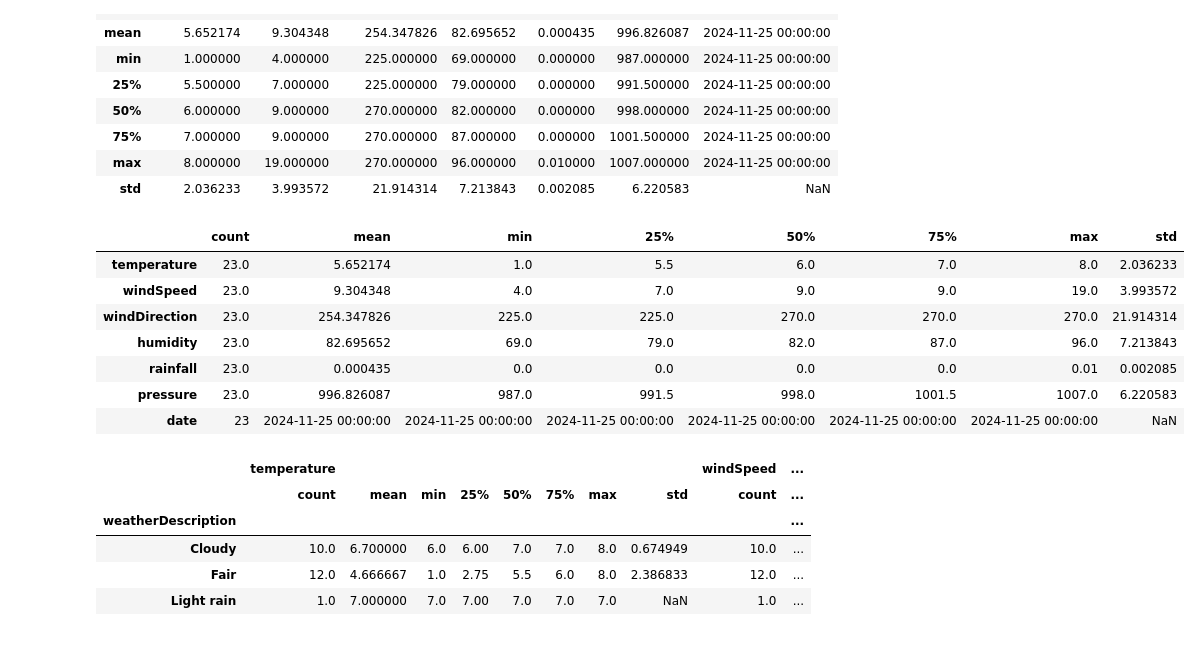
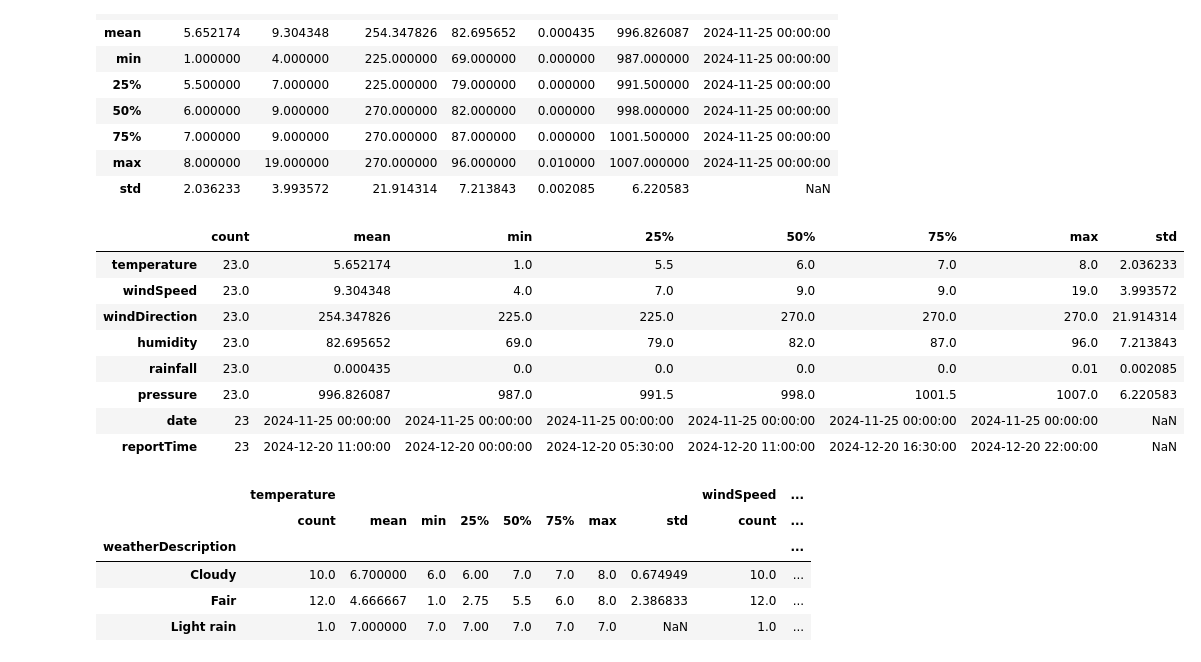
Before and after one commit to FDEgan/computer_infrastructure, a Jupyter notebook: Task_9.ipynb, the cells around one changed output. Saved outputs shown, nothing was run; the diff lists cells and outputs as text; code cells hidden in the pictures.

```diff
--- a/Task_9.ipynb
+++ b/Task_9.ipynb
@@ -86,15 +79,16 @@ df.describe() # Calling the .describe function to give me a set of summary stati
 | max | 8.000000 | 19.000000 | 270.000000 | 96.000000 | 0.010000 | 1007.000000 | 2024-11-25 00:00:00 |
 | std | 2.036233 | 3.993572 | 21.914314 | 7.213843 | 0.002085 | 6.220583 | NaN |
 # %%
-trans_df_stats = df.describe().T # Creating a new data frame where the descriibe function output is transposed
-trans_df_stats # Calling the data frame
+trp_df = df.describe().T # Transposing the summary statistics
+trp_df # Calling the data frame
 # %% [output]
 |  | count | mean | min | 25% | 50% | 75% | max | std |
 | temperature | 23.0 | 5.652174 | 1.0 | 5.5 | 6.0 | 7.0 | 8.0 | 2.036233 |
 | windSpeed | 23.0 | 9.304348 | 4.0 | 7.0 | 9.0 | 9.0 | 19.0 | 3.993572 |
 | windDirection | 23.0 | 254.347826 | 225.0 | 225.0 | 270.0 | 270.0 | 270.0 | 21.914314 |
 | humidity | 23.0 | 82.695652 | 69.0 | 79.0 | 82.0 | 87.0 | 96.0 | 7.213843 |
 | rainfall | 23.0 | 0.000435 | 0.0 | 0.0 | 0.0 | 0.0 | 0.01 | 0.002085 |
 | pressure | 23.0 | 996.826087 | 987.0 | 991.5 | 998.0 | 1001.5 | 1007.0 | 6.220583 |
 | date | 23 | 2024-11-25 00:00:00 | 2024-11-25 00:00:00 | 2024-11-25 00:00:00 | 2024-11-25 00:00:00 | 2024-11-25 00:00:00 | 2024-11-25 00:00:00 | NaN |
+| reportTime | 23 | 2024-12-20 11:00:00 | 2024-12-20 00:00:00 | 2024-12-20 05:30:00 | 2024-12-20 11:00:00 | 2024-12-20 16:30:00 | 2024-12-20 22:00:00 | NaN |
 # %%
```
Also changed, not shown: parts of 8 cells of this notebook.
